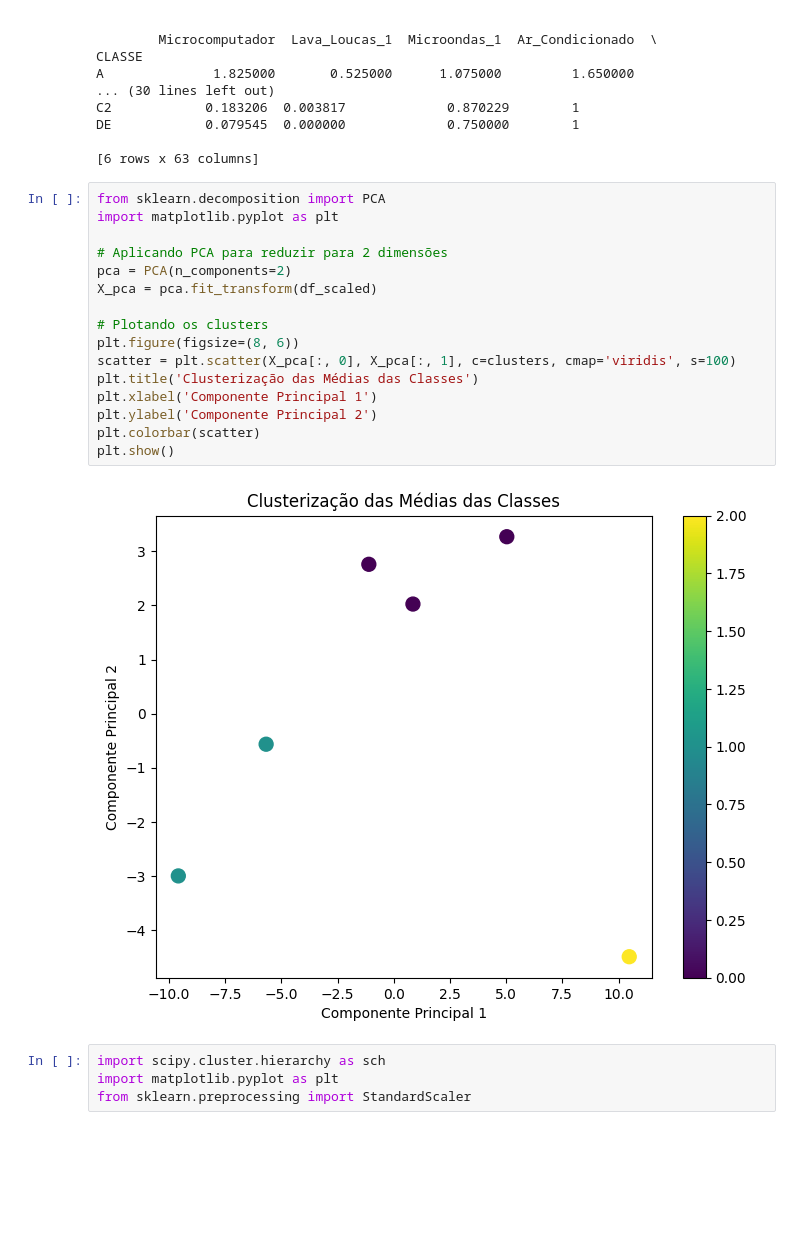
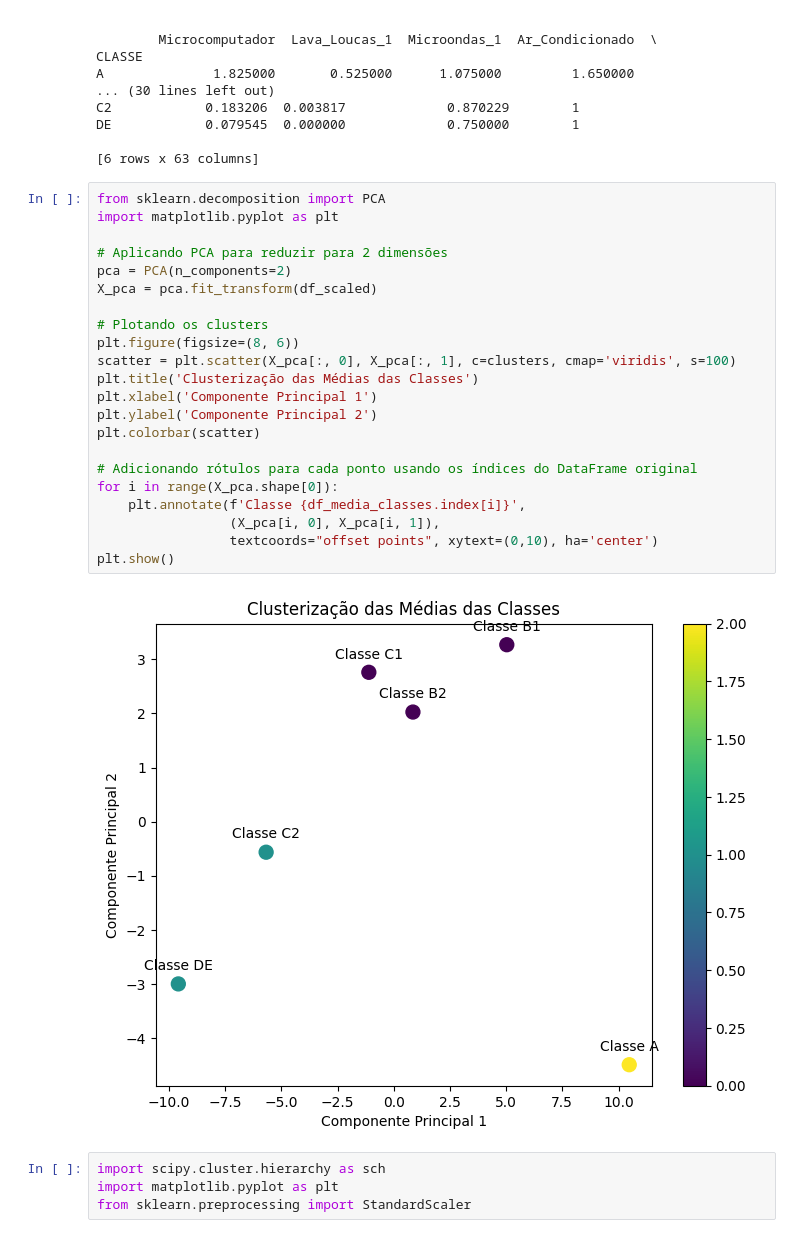
Before and after one commit to camazlucas/AprendizadodeMaquina2024.2, a Jupyter notebook: Clusterizacao.ipynb, the cells around one changed output. Saved outputs shown, nothing was run; the diff lists cells and outputs as text; blank space fills up the shorter version.

```diff
--- a/Clusterizacao.ipynb
+++ b/Clusterizacao.ipynb
@@ -187,21 +187,27 @@ DE            0.079545  0.000000             0.750000        1
 # %%
 from sklearn.decomposition import PCA
 import matplotlib.pyplot as plt
 
 # Aplicando PCA para reduzir para 2 dimensões
 pca = PCA(n_components=2)
 X_pca = pca.fit_transform(df_scaled)
 
 # Plotando os clusters
 plt.figure(figsize=(8, 6))
 scatter = plt.scatter(X_pca[:, 0], X_pca[:, 1], c=clusters, cmap='viridis', s=100)
 plt.title('Clusterização das Médias das Classes')
 plt.xlabel('Componente Principal 1')
 plt.ylabel('Componente Principal 2')
 plt.colorbar(scatter)
+
+# Adicionando rótulos para cada ponto usando os índices do DataFrame original
+for i in range(X_pca.shape[0]):
+    plt.annotate(f'Classe {df_media_classes.index[i]}',
+                 (X_pca[i, 0], X_pca[i, 1]),
+                 textcoords="offset points", xytext=(0,10), ha='center')
 plt.show()
 # %% [output]
-[figure, old version]
+[figure, new version]
 # %%
 import scipy.cluster.hierarchy as sch
 import matplotlib.pyplot as plt
```
